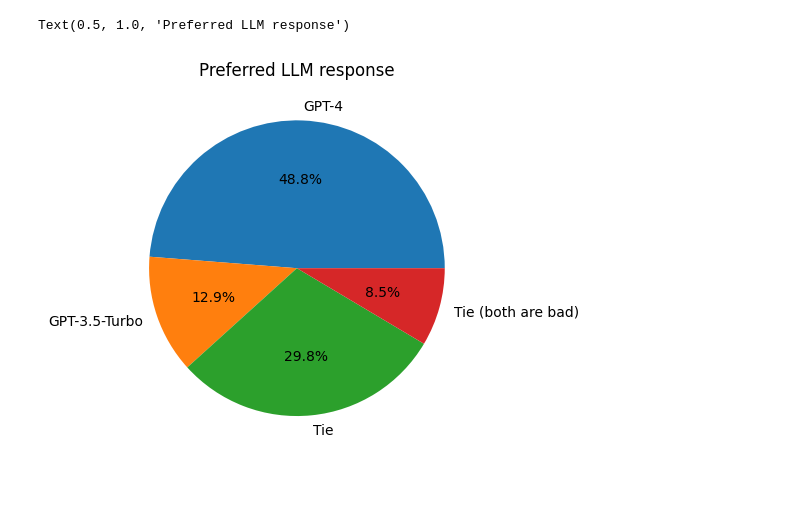
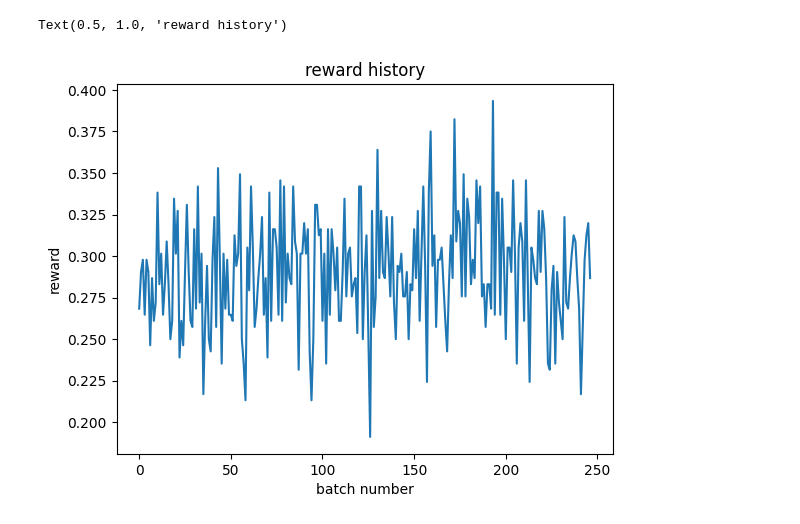
Before and after one commit to andrzeng/gflowgame, a Jupyter notebook: helloworld.ipynb, the cells around one changed output. Saved outputs shown, nothing was run; the diff lists cells and outputs as text; code cells hidden in the pictures; blank space fills up the shorter version.

```diff
--- a/helloworld.ipynb
+++ b/helloworld.ipynb
@@ -393,0 +27,10 @@ tie_bothbad = len(tie_bothbad_indices) / total
+# %%
+optimizer = torch.optim.AdamW(gfn.parameters(), lr=1e-5)
+# %%
+boards = random_board().unsqueeze(0)
+# boards = torch.stack([random_board() for _ in range(128)])
+moves = torch.zeros(1,1).type(torch.LongTensor)
+# %%
+
+loss_history = []
+reward_history = []
@@ -393,0 +39,2 @@ tie_bothbad = len(tie_bothbad_indices) / total
+# %%
+c =torch.distributions.Categorical(probs=torch.Tensor([0.5, 0.5]))
@@ -394,13 +148,10 @@ tie_bothbad = len(tie_bothbad_indices) / total
 # %%
 import matplotlib.pyplot as plt
-# %%
-import matplotlib.pyplot as plt
-
-labels = 'GPT-4', 'GPT-3.5-Turbo', 'Tie', 'Tie (both are bad)'
-sizes = [gpt_won, gpt35_won, tie, tie_bothbad]
-fig, ax = plt.subplots()
-ax.pie(sizes, labels=labels, autopct='%1.1f%%')
-plt.title("Preferred LLM response")
-# %% [output]
-Text(0.5, 1.0, 'Preferred LLM response')
-[figure, removed]
+# %%
+plt.plot(reward_history)
+plt.xlabel('batch number')
+plt.ylabel('reward')
+plt.title('reward history')
+# %% [output]
+Text(0.5, 1.0, 'reward history')
+[figure, added]
```
Also changed, not shown: parts of 54 cells of this notebook, 4 other files.
